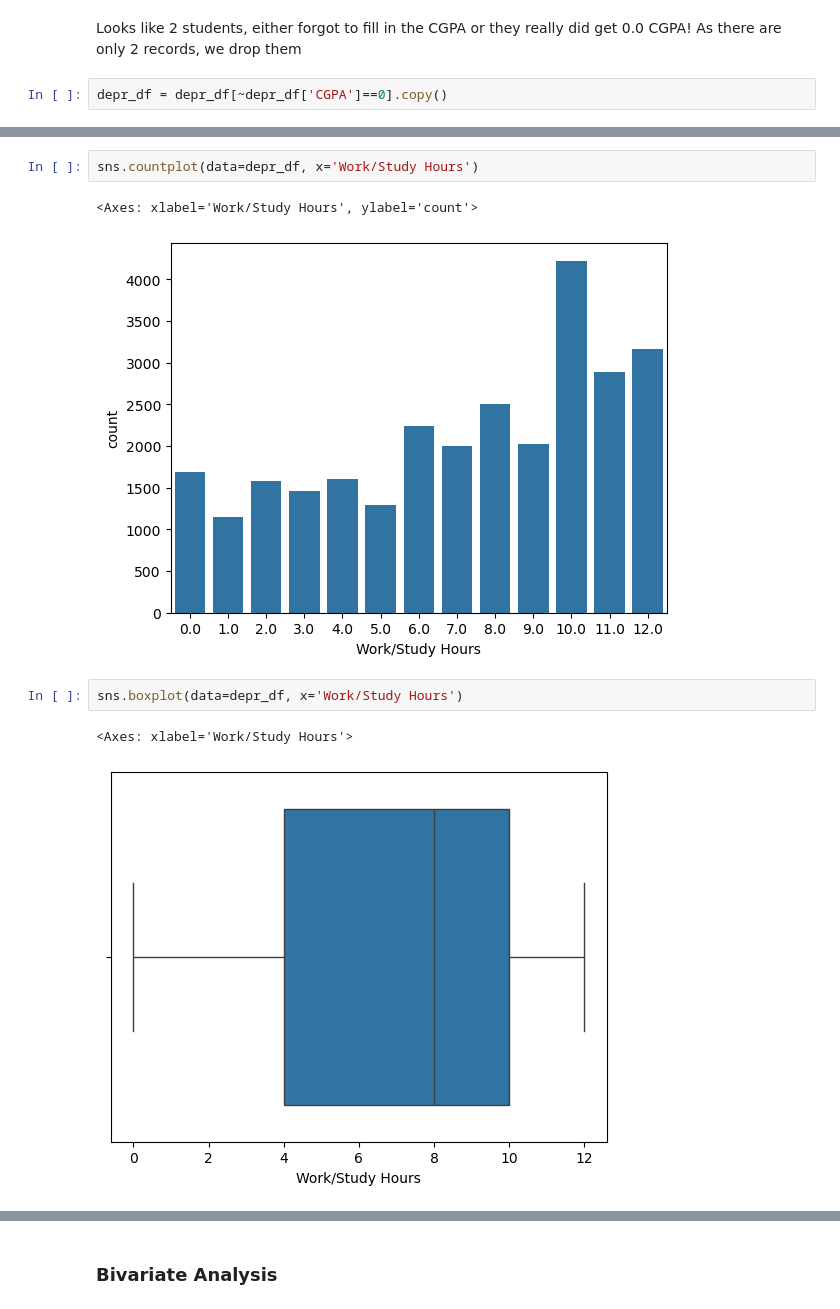
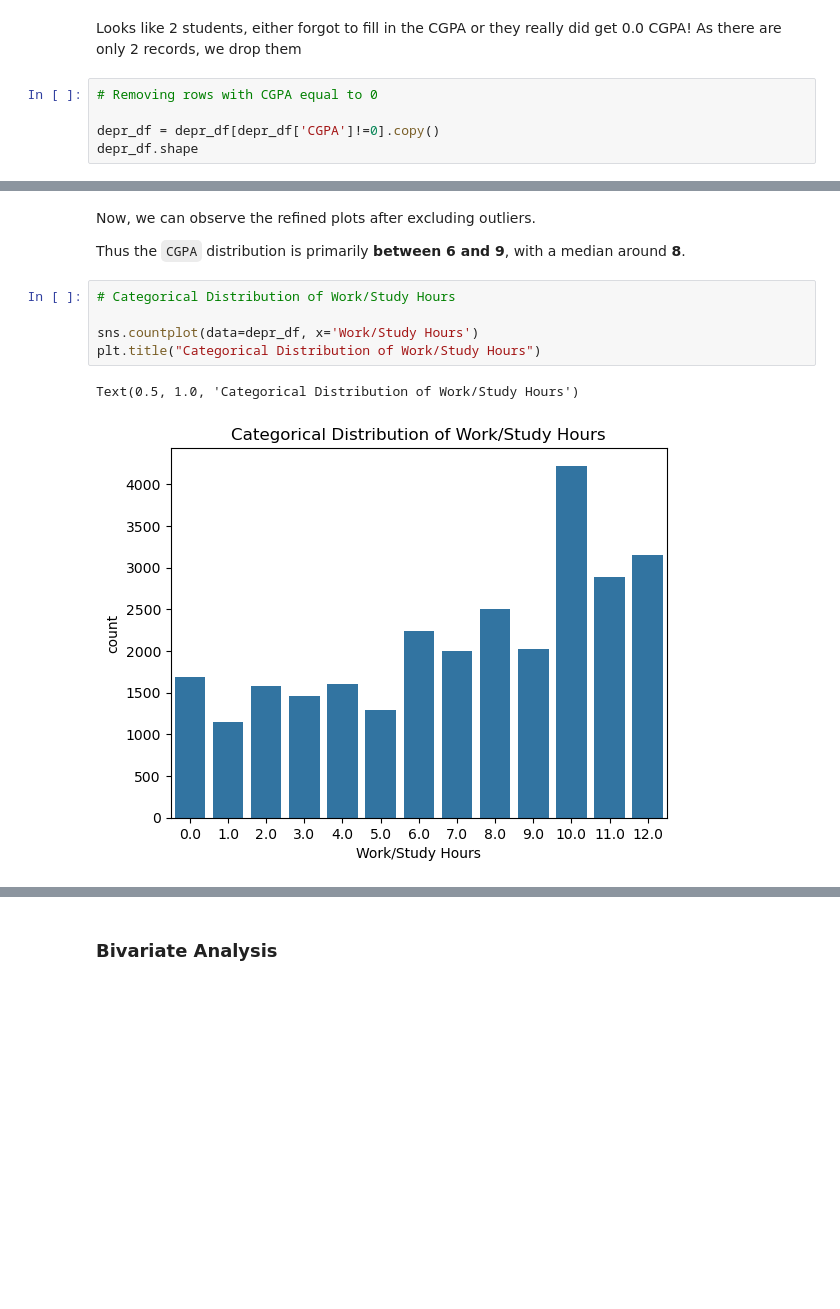
Before and after one commit to Siddharth-Saravanan/Student_Depression_Analysis_and_Prediction_using_Machine_Learning, a Jupyter notebook: student_depression_prediction.ipynb, the cells around one changed output, grey strips where cells are left out. Saved outputs shown, nothing was run; the diff lists cells and outputs as text; blank space fills up the shorter version.

```diff
--- a/student_depression_prediction.ipynb
+++ b/student_depression_prediction.ipynb
@@ -705,4 +704,7 @@ depr_df[depr_df['CGPA']<2]
 # %% [markdown]
 Looks like 2 students, either forgot to fill in the CGPA or they really did get 0.0 CGPA! As there are only 2 records, we drop them
 # %%
-depr_df = depr_df[~depr_df['CGPA']==0].copy()
+# Removing rows with CGPA equal to 0
+
+depr_df = depr_df[depr_df['CGPA']!=0].copy()
+depr_df.shape
@@ -714,10 +727,12 @@ sns.histplot(depr_df['CGPA'], kde=True, bins=10)
+# %% [markdown]
+Now, we can observe the refined plots after excluding outliers.
+
+Thus the `CGPA` distribution is primarily **between 6 and 9**, with a median around **8**.
 # %%
+# Categorical Distribution of Work/Study Hours
+
 sns.countplot(data=depr_df, x='Work/Study Hours')
+plt.title("Categorical Distribution of Work/Study Hours")
 # %% [output]
-<Axes: xlabel='Work/Study Hours', ylabel='count'>
+Text(0.5, 1.0, 'Categorical Distribution of Work/Study Hours')
-[figure, old version]
+[figure, new version]
-# %%
-sns.boxplot(data=depr_df, x='Work/Study Hours')
-# %% [output]
-<Axes: xlabel='Work/Study Hours'>
-[figure, removed]
```
Also changed, not shown: parts of 23 cells of this notebook.
